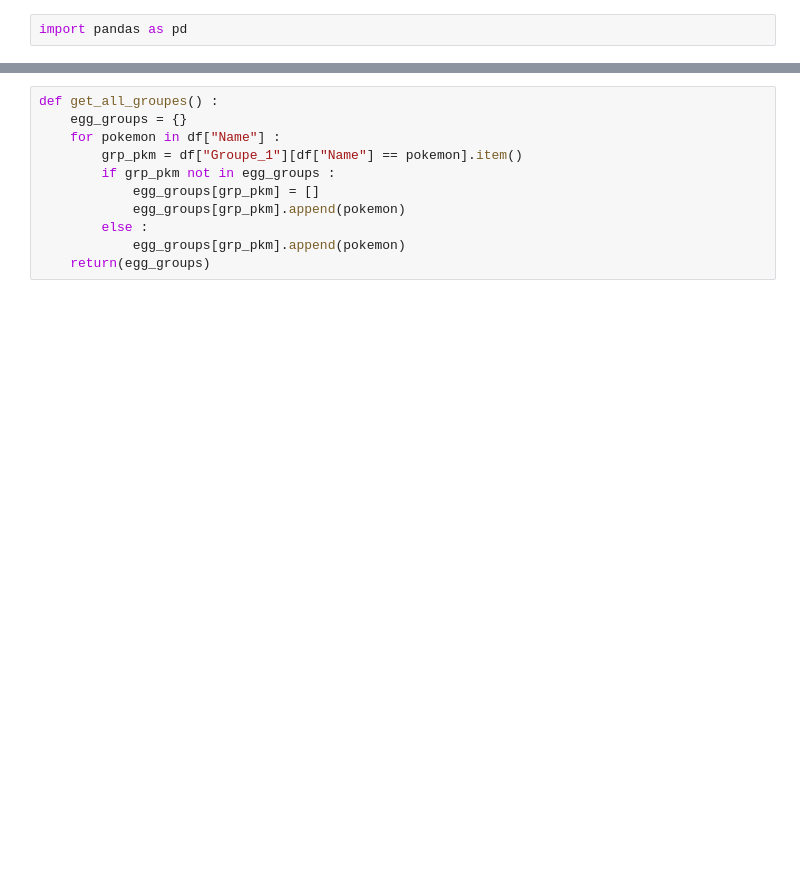
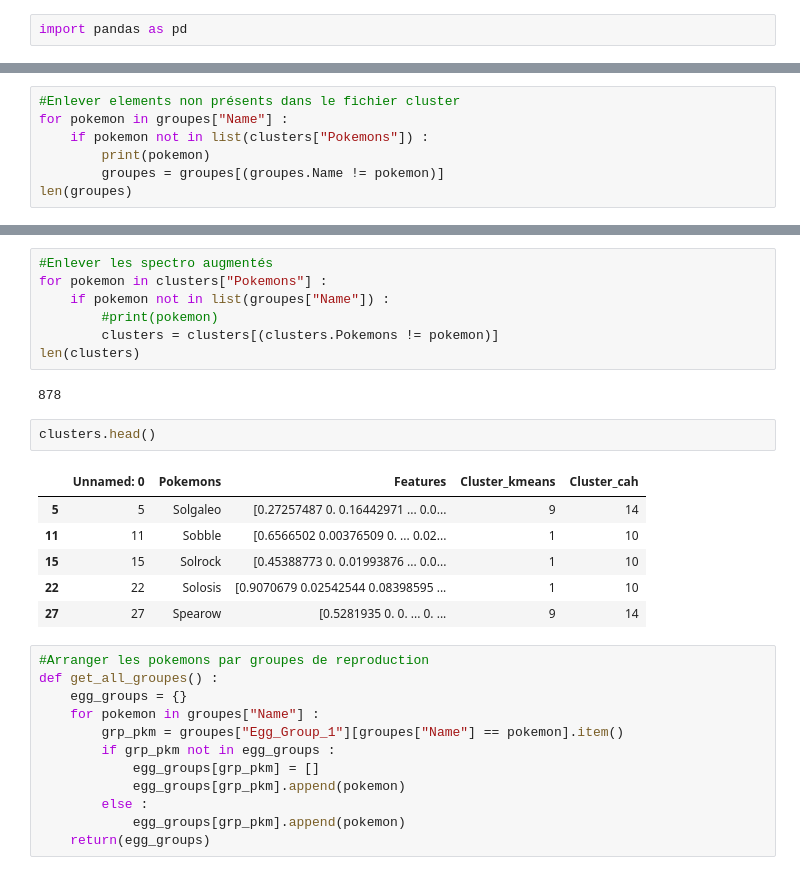
Before and after one commit to Ibizascop/Pokemon_Sounds, a Jupyter notebook: Classification.ipynb, the cells around one changed output, grey strips where cells are left out. Cells and saved outputs as stored; diff of their text form; blank space fills up the shorter version.

```diff
--- a/Classification.ipynb
+++ b/Classification.ipynb
@@ -12,0 +38,7 @@ df.head()
+# %%
+#Enlever elements non présents dans le fichier cluster
+for pokemon in groupes["Name"] :
+    if pokemon not in list(clusters["Pokemons"]) :
+        print(pokemon)
+        groupes = groupes[(groupes.Name != pokemon)]
+len(groupes)
@@ -13,8 +67,27 @@ df.head()
+# %%
+#Enlever les spectro augmentés
+for pokemon in clusters["Pokemons"] :
+    if pokemon not in list(groupes["Name"]) :
+        #print(pokemon)
+        clusters = clusters[(clusters.Pokemons != pokemon)]
+len(clusters)
+# %% [output]
+878
+# %%
+clusters.head()
+# %% [output]
+|  | Unnamed: 0 | Pokemons | Features | Cluster_kmeans | Cluster_cah |
+| 5 | 5 | Solgaleo | [0.27257487 0. 0.16442971 ... 0.0... | 9 | 14 |
+| 11 | 11 | Sobble | [0.6566502 0.00376509 0. ... 0.02... | 1 | 10 |
+| 15 | 15 | Solrock | [0.45388773 0. 0.01993876 ... 0.0... | 1 | 10 |
+| 22 | 22 | Solosis | [0.9070679 0.02542544 0.08398595 ... | 1 | 10 |
+| 27 | 27 | Spearow | [0.5281935 0. 0. ... 0. ... | 9 | 14 |
 # %%
+#Arranger les pokemons par groupes de reproduction
 def get_all_groupes() :
     egg_groups = {}
-    for pokemon in df["Name"] :
-        grp_pkm = df["Groupe_1"][df["Name"] == pokemon].item()
+    for pokemon in groupes["Name"] :
+        grp_pkm = groupes["Egg_Group_1"][groupes["Name"] == pokemon].item()
         if grp_pkm not in egg_groups :
             egg_groups[grp_pkm] = []
             egg_groups[grp_pkm].append(pokemon)
```
Also changed, not shown: parts of 17 cells of this notebook, 7 other files.
